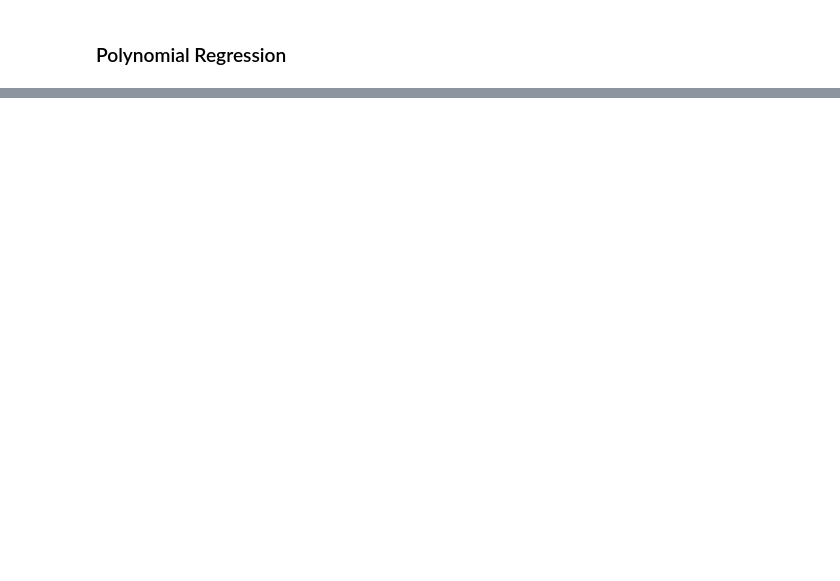
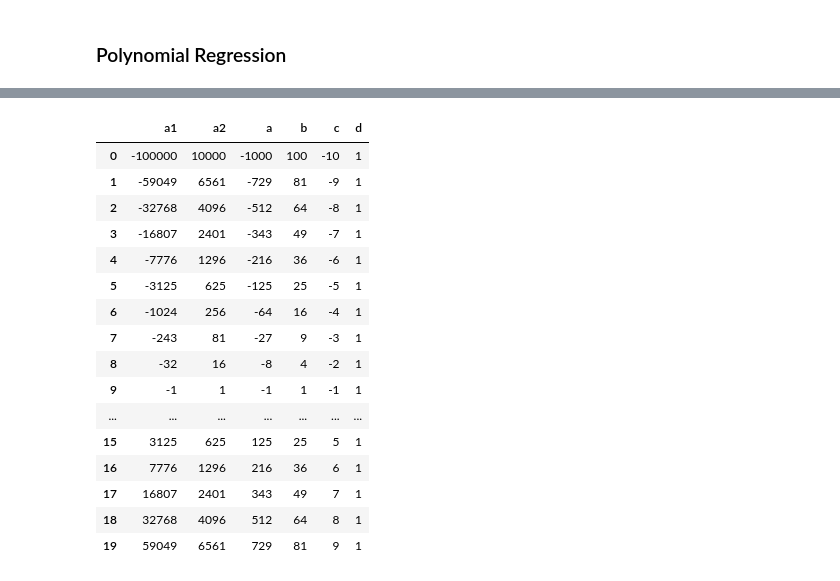
Before and after one commit to hung20gg/ML_vippro, a Jupyter notebook: linear_regression.ipynb, the cells around one changed output, grey strips where cells are left out. Saved outputs shown, nothing was run; the diff lists cells and outputs as text; code cells hidden in the pictures; blank space fills up the shorter version.

```diff
--- a/linear_regression.ipynb
+++ b/linear_regression.ipynb
@@ -86,0 +128,20 @@ plt.scatter(nums, y, color='red')
+# %%
+X
+# %% [output]
+|  | a1 | a2 | a | b | c | d |
+| 0 | -100000 | 10000 | -1000 | 100 | -10 | 1 |
+| 1 | -59049 | 6561 | -729 | 81 | -9 | 1 |
+| 2 | -32768 | 4096 | -512 | 64 | -8 | 1 |
+| 3 | -16807 | 2401 | -343 | 49 | -7 | 1 |
+| 4 | -7776 | 1296 | -216 | 36 | -6 | 1 |
+| 5 | -3125 | 625 | -125 | 25 | -5 | 1 |
+| 6 | -1024 | 256 | -64 | 16 | -4 | 1 |
+| 7 | -243 | 81 | -27 | 9 | -3 | 1 |
+| 8 | -32 | 16 | -8 | 4 | -2 | 1 |
+| 9 | -1 | 1 | -1 | 1 | -1 | 1 |
+| ... | ... | ... | ... | ... | ... | ... |
+| 15 | 3125 | 625 | 125 | 25 | 5 | 1 |
+| 16 | 7776 | 1296 | 216 | 36 | 6 | 1 |
+| 17 | 16807 | 2401 | 343 | 49 | 7 | 1 |
+| 18 | 32768 | 4096 | 512 | 64 | 8 | 1 |
+| 19 | 59049 | 6561 | 729 | 81 | 9 | 1 |
```
Also changed, not shown: parts of 19 cells of this notebook.
